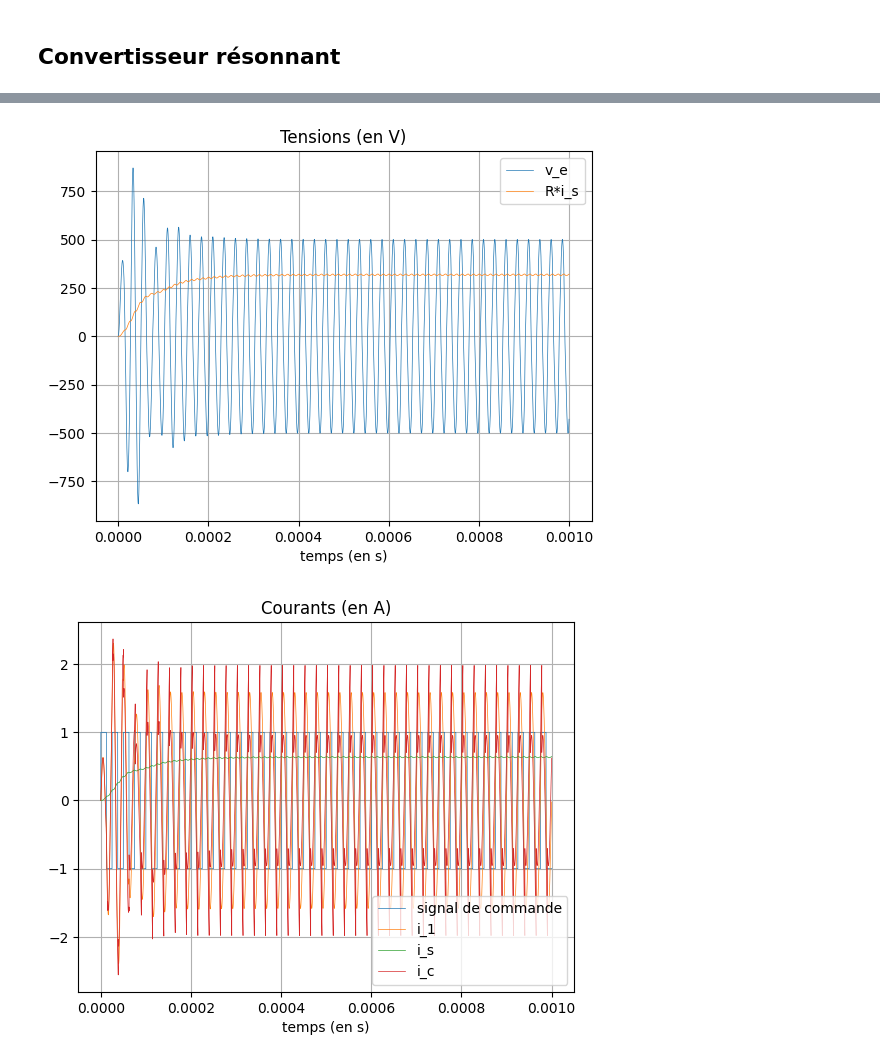
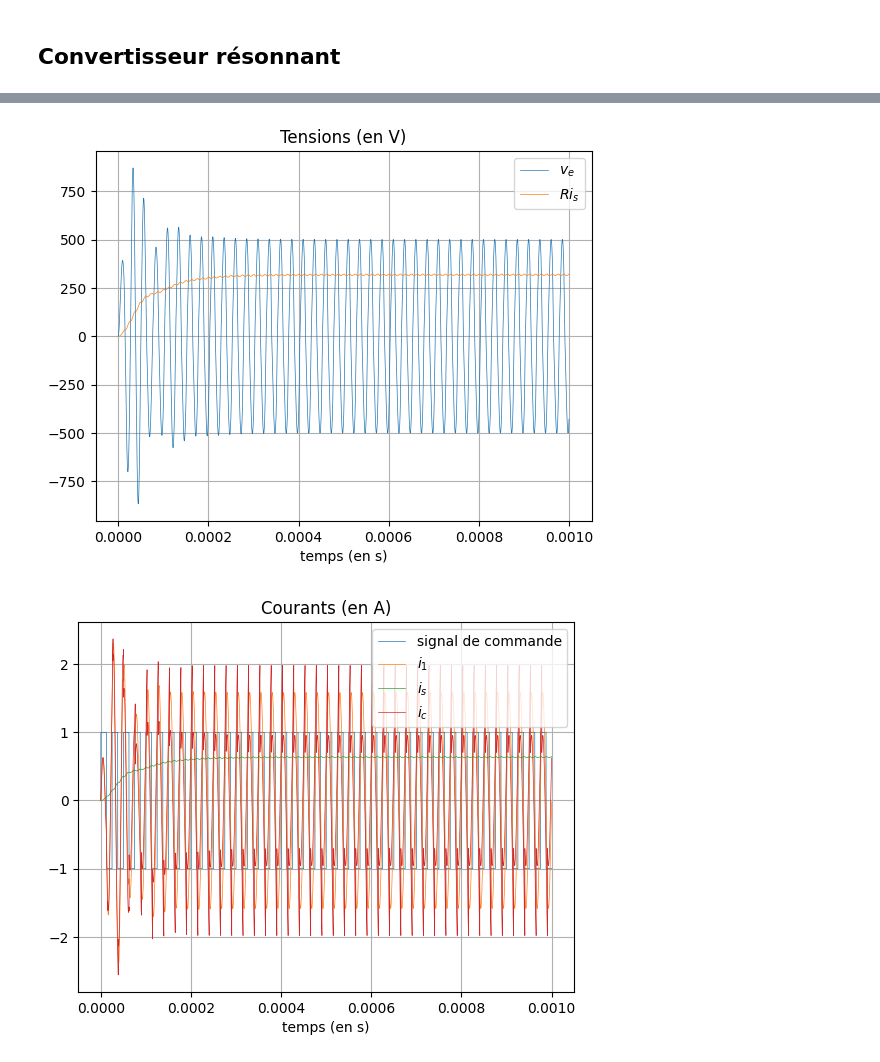
Before and after one commit to jeanluccollette/simulation-des-circuits-electroniques-avec-commutations, a Jupyter notebook: Notebook/Electronique.ipynb, the cells around one changed output, grey strips where cells are left out. Saved outputs shown, nothing was run; the diff lists cells and outputs as text; code cells hidden in the pictures.

```diff
--- a/Notebook/Electronique.ipynb
+++ b/Notebook/Electronique.ipynb
@@ -121,42 +122,44 @@ plt.semilogy(t[0:-1], np.diff(t), 'o-', lw=0.5, ms=1)
 plt.grid('on')
 plt.title('Pas de temps')
 plt.xlabel('temps (en s)')
-plt.ylabel('h_n')
+plt.ylabel('$h_n$')
 
 plt.figure()
-pt = plt.plot(t, tensions, lw=0.5)
+plt.plot(t, tensions, lw=0.5, label=['$v_e$', '$Ri_s$'])
 plt.grid('on')
 plt.title('Tensions (en V)')
 plt.xlabel('temps (en s)')
-plt.legend(pt, ['v_e', 'R*i_s'])
+plt.legend()
 
 plt.figure()
-pt = plt.plot(t, courants, lw=0.5)
+plt.plot(t, courants, lw=0.5, label=[
+         'signal de commande', '$i_1$', '$i_s$', '$i_c$'])
 plt.grid('on')
 plt.title('Courants (en A)')
 plt.xlabel('temps (en s)')
-plt.legend(pt, ['signal de commande', 'i_1', 'i_s', 'i_c'])
+plt.legend(loc='upper right')
 
 plt.figure()
 plt.semilogy(t[ind_extr[0:-1]], np.diff(t[ind_extr]), 'o-', lw=0.5, ms=1)
 plt.grid('on')
 plt.title('Pas de temps')
 plt.xlabel('temps (en s)')
-plt.ylabel('h_n')
+plt.ylabel('$h_n$')
 
 plt.figure()
-pt = plt.plot(t[ind_extr], tensions[ind_extr, :])
+plt.plot(t[ind_extr], tensions[ind_extr, :], label=['$v_e$', '$R i_s$'])
 plt.grid('on')
 plt.title('Tensions (en V)')
 plt.xlabel('temps (en s)')
-plt.legend(pt, ['v_e', 'R*i_s'])
+plt.legend()
 
 plt.figure()
-pt = plt.plot(t[ind_extr], courants[ind_extr, :])
+plt.plot(t[ind_extr], courants[ind_extr, :], label=[
+         'signal de commande', '$i_1$', '$i_s$', '$i_c$'])
 plt.grid('on')
 plt.title('Courants (en A)')
 plt.xlabel('temps (en s)')
-plt.legend(pt, ['signal de commande', 'i_1', 'i_s', 'i_c'])
+plt.legend(loc='upper right')
 
 plt.show()
 # %% [output]
@@ -164,2 +167,2 @@ plt.show()
-[figure, old version]
+[figure, new version]
-[figure, old version]
+[figure, new version]
```
Also changed, not shown: parts of 2 cells of this notebook.
